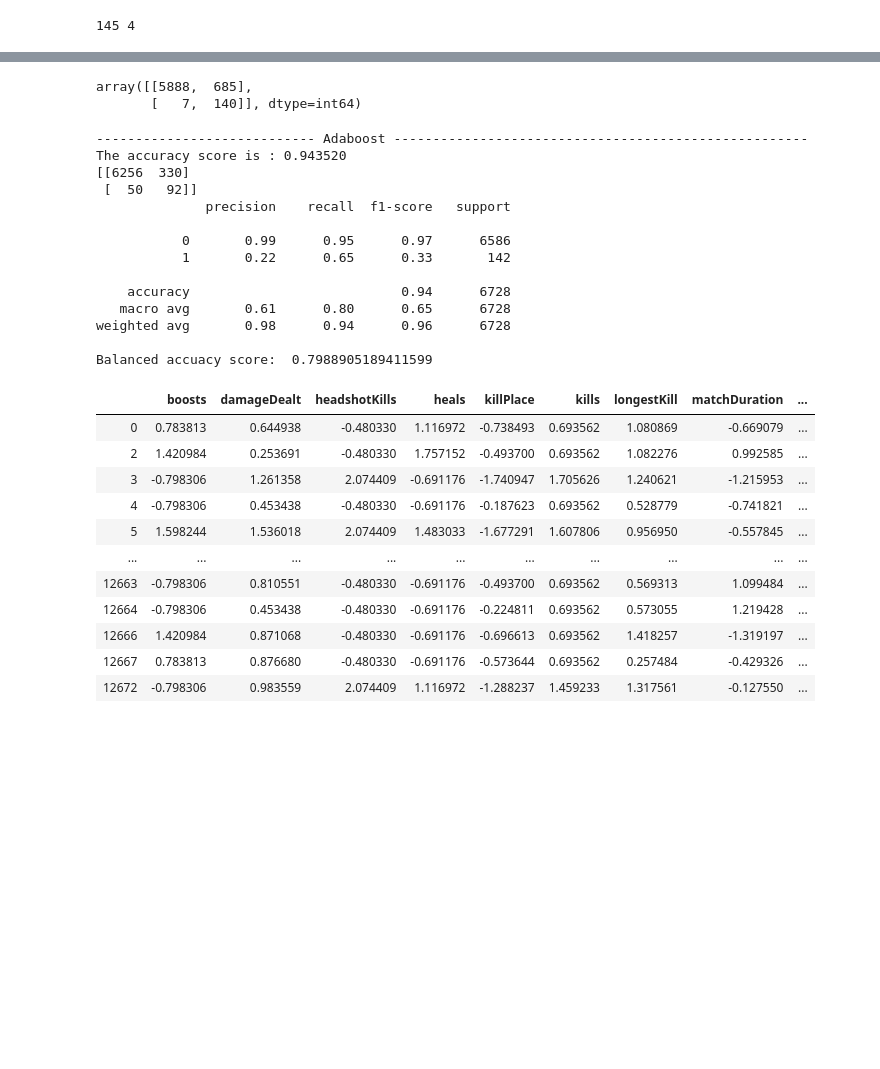
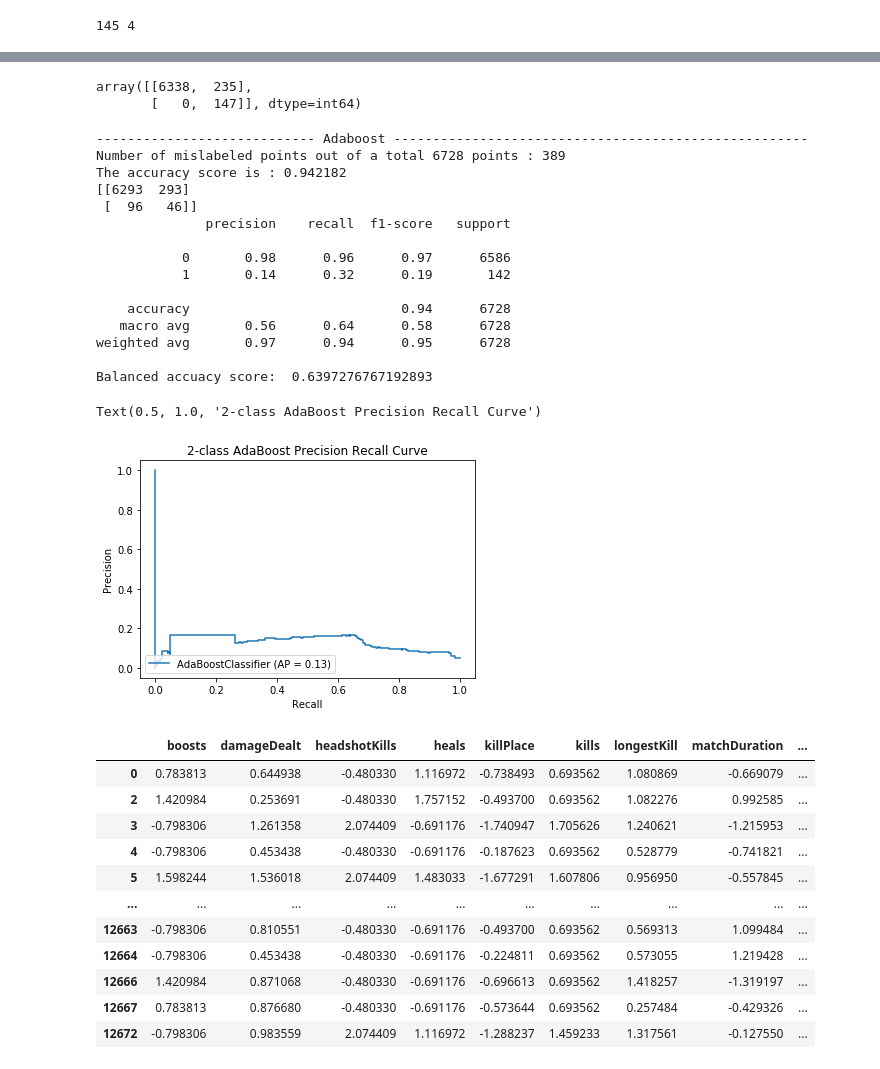
Before and after one commit to tudormanoleasa/PUBGPredictor, a Jupyter notebook: Untitled5.ipynb, the cells around one changed output, grey strips where cells are left out. Saved outputs shown, nothing was run; the diff lists cells and outputs as text; code cells hidden in the pictures; blank space fills up the shorter version.

```diff
--- a/Untitled5.ipynb
+++ b/Untitled5.ipynb
@@ -341,15 +351,18 @@ r[r['rank_test_score'] == 1]
 # %%
 #432, 2.00595
-clf = AdaBoostClassifier(n_estimators = int(r['param_n_estimators'][r['rank_test_score'] == 1]),
-                         learning_rate =float(r['param_learning_rate'][r['rank_test_score'] == 1]),
+# clf = AdaBoostClassifier(n_estimators = int(r['param_n_estimators'][r['rank_test_score'] == 1]),
+#                          learning_rate =float(r['param_learning_rate'][r['rank_test_score'] == 1]),
+#                          algorithm = 'SAMME')
+clf = AdaBoostClassifier(n_estimators = 432,
+                         learning_rate = 2.00595,
                          algorithm = 'SAMME')
 clf.fit(the_worst_cluster[['atr1', 'atr2', 'atr3']], the_worst_cluster['winPlacePerc'])
 predicted = clf.predict(the_worst_cluster[['atr1', 'atr2', 'atr3']])
 real = list(the_worst_cluster['winPlacePerc'])
 confusion_matrix(real, predicted)
 # %% [output]
-array([[5888,  685],
-       [   7,  140]], dtype=int64)
+array([[6338,  235],
+       [   0,  147]], dtype=int64)
 # %%
 df = pd.read_csv(r"C:\Users\Tudor\Desktop\Licenta2020\test.csv")
 new_df = df.dropna()                                                                                                           # Drop rows where at least one element is missing
@@ -387,30 +400,36 @@ for i in range(len(normalised_df_reducted_as_array)):
         points_in_worst_cluster.append(i)
 # %%
 dataframe_to_test = normalised_df_reducted[normalised_df_reducted.index.isin(points_in_worst_cluster)]
-real_label = list(dataframe_to_test['winPlacePerc'])
-predictor = list(clf.predict(dataframe_to_test[['atr1', 'atr2', 'atr3']]))
+real_label = dataframe_to_test['winPlacePerc']
+predictor = clf.predict(dataframe_to_test[['atr1', 'atr2', 'atr3']])
 
 print('---------------------------- Adaboost -----------------------------------------------------')
+print("Number of mislabeled points out of a total %d points : %d" % (dataframe_to_test.shape[0], (real_label != predictor).sum()))
 print("The accuracy score is : %f" % (accuracy_score(real_label, predictor)))
 cm = confusion_matrix(real_label, predictor)
 print(cm)
 print(classification_report(real_label, predictor))
 print("Balanced accuacy score: ", sklearn.metrics.balanced_accuracy_score(real_label, predictor))
+disp = sklearn.metrics.plot_precision_recall_curve(clf, dataframe_to_test[['atr1', 'atr2', 'atr3']], dataframe_to_test['winPlacePerc'])
+disp.ax_.set_title('2-class AdaBoost Precision Recall Curve')
 # %% [output]
 ---------------------------- Adaboost -----------------------------------------------------
-The accuracy score is : 0.943520
-[[6256  330]
- [  50   92]]
+Number of mislabeled points out of a total 6728 points : 389
+The accuracy score is : 0.942182
+[[6293  293]
+ [  96   46]]
               precision    recall  f1-score   support
 
-           0       0.99      0.95      0.97      6586
-           1       0.22      0.65      0.33       142
+           0       0.98      0.96      0.97      6586
+           1       0.14      0.32      0.19       142
 
     accuracy                           0.94      6728
-   macro avg       0.61      0.80      0.65      6728
-weighted avg       0.98      0.94      0.96      6728
+   macro avg       0.56      0.64      0.58      6728
+weighted avg       0.97      0.94      0.95      6728
 
-Balanced accuacy score:  0.7988905189411599
+Balanced accuacy score:  0.6397276767192893
+Text(0.5, 1.0, '2-class AdaBoost Precision Recall Curve')
+[figure, added]
 # %%
 # ----------------------------------------------------------------------------------------------------------------------------
                          # Dataframeu asta il testezi cu supervised
```
Also changed, not shown: parts of 17 cells of this notebook.
